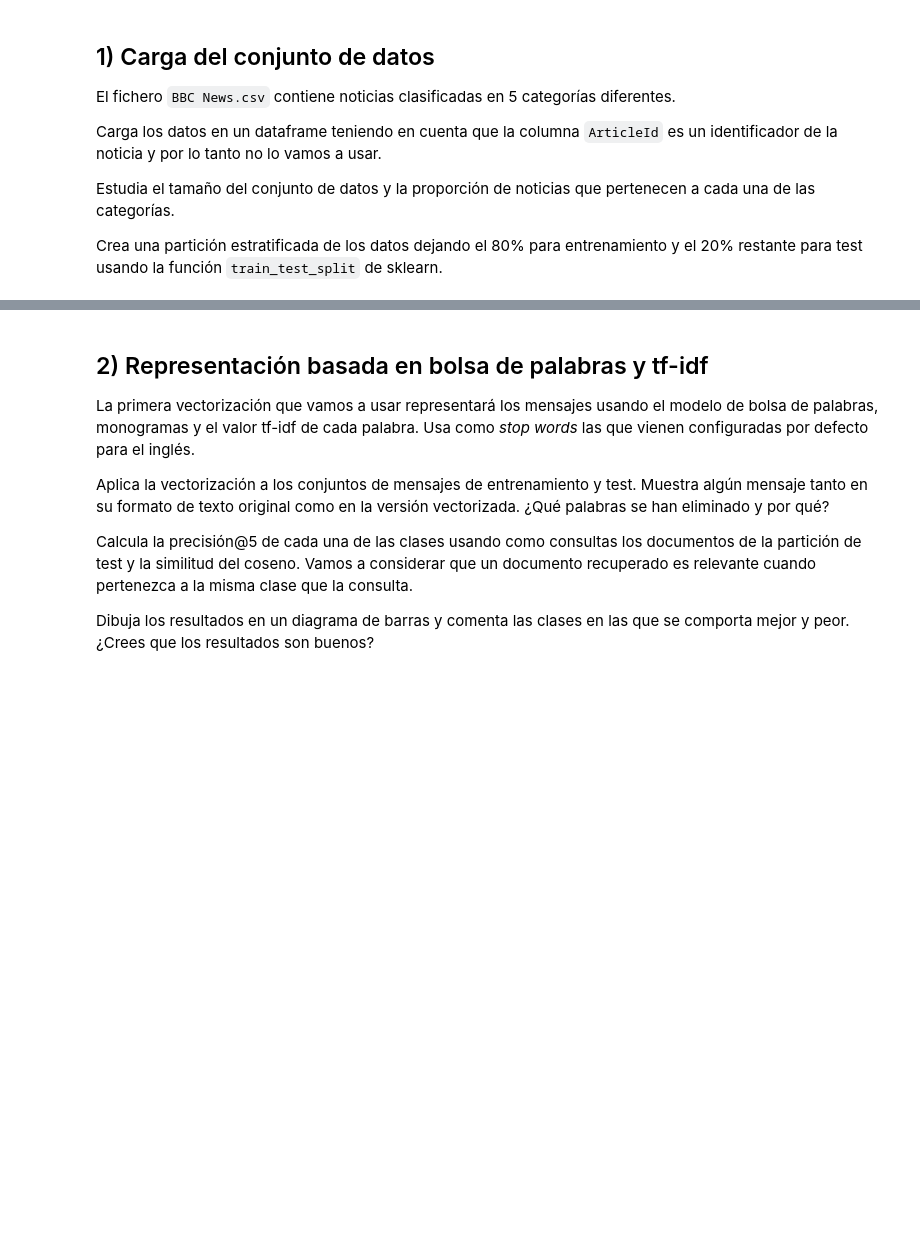
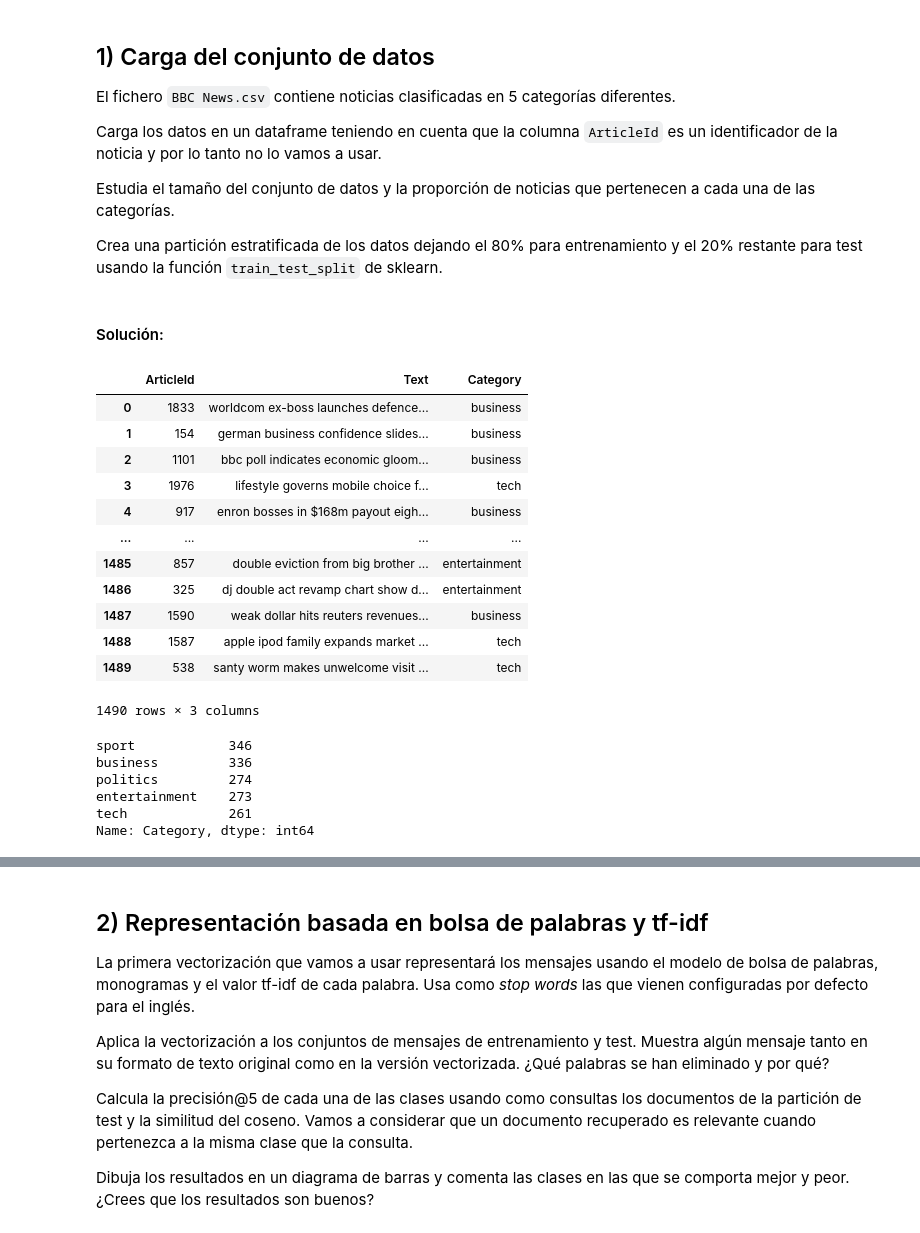
Before and after one commit to mario-sanz/IA2-Practicas, a Jupyter notebook: Lab2/P2.2-Recuperacion_informacion.ipynb, the cells around one changed output, grey strips where cells are left out. Drawn from its saved outputs; the diff is of its cells as text; code cells hidden in the pictures; blank space fills up the shorter version.

```diff
--- a/Lab2/P2.2-Recuperacion_informacion.ipynb
+++ b/Lab2/P2.2-Recuperacion_informacion.ipynb
@@ -26,3 +26,36 @@ Carga los datos en un dataframe teniendo en cuenta que la columna `ArticleId` es
 Estudia el tamaño del conjunto de datos y la proporción de noticias que pertenecen a cada una de las categorías.
 
 Crea una partición estratificada de los datos dejando el 80% para entrenamiento y el 20% restante para test usando la función `train_test_split` de sklearn.
+# %% [markdown]
+#### Solución:
+# %%
+import numpy as np
+import pandas as pd
+
+pd.set_option('display.float_format', lambda x: '%.3f' % x)
+# %%
+df = pd.read_csv('BBC News.csv')
+df
+# %% [output]
+|  | ArticleId | Text | Category |
+| 0 | 1833 | worldcom ex-boss launches defence... | business |
+| 1 | 154 | german business confidence slides... | business |
+| 2 | 1101 | bbc poll indicates economic gloom... | business |
+| 3 | 1976 | lifestyle governs mobile choice f... | tech |
+| 4 | 917 | enron bosses in $168m payout eigh... | business |
+| ... | ... | ... | ... |
+| 1485 | 857 | double eviction from big brother ... | entertainment |
+| 1486 | 325 | dj double act revamp chart show d... | entertainment |
+| 1487 | 1590 | weak dollar hits reuters revenues... | business |
+| 1488 | 1587 | apple ipod family expands market ... | tech |
+| 1489 | 538 | santy worm makes unwelcome visit ... | tech |
+1490 rows × 3 columns
+# %%
+df['Category'].value_counts()
+# %% [output]
+sport            346
+business         336
+politics         274
+entertainment    273
+tech             261
+Name: Category, dtype: int64
```
Also changed, not shown: parts of 8 cells of this notebook, 2 other files.
